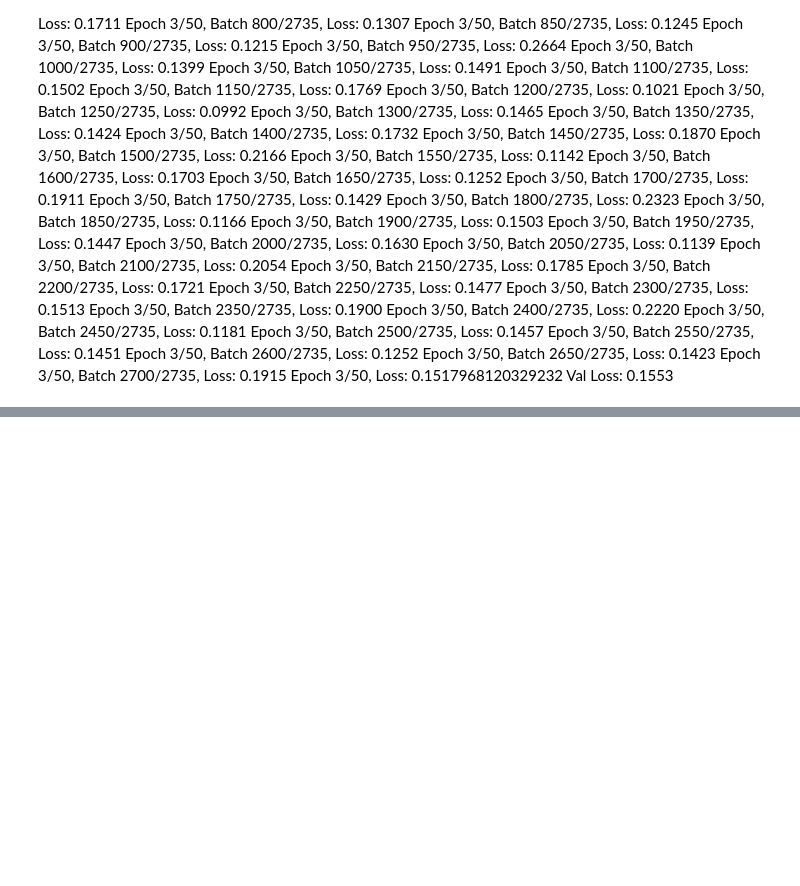
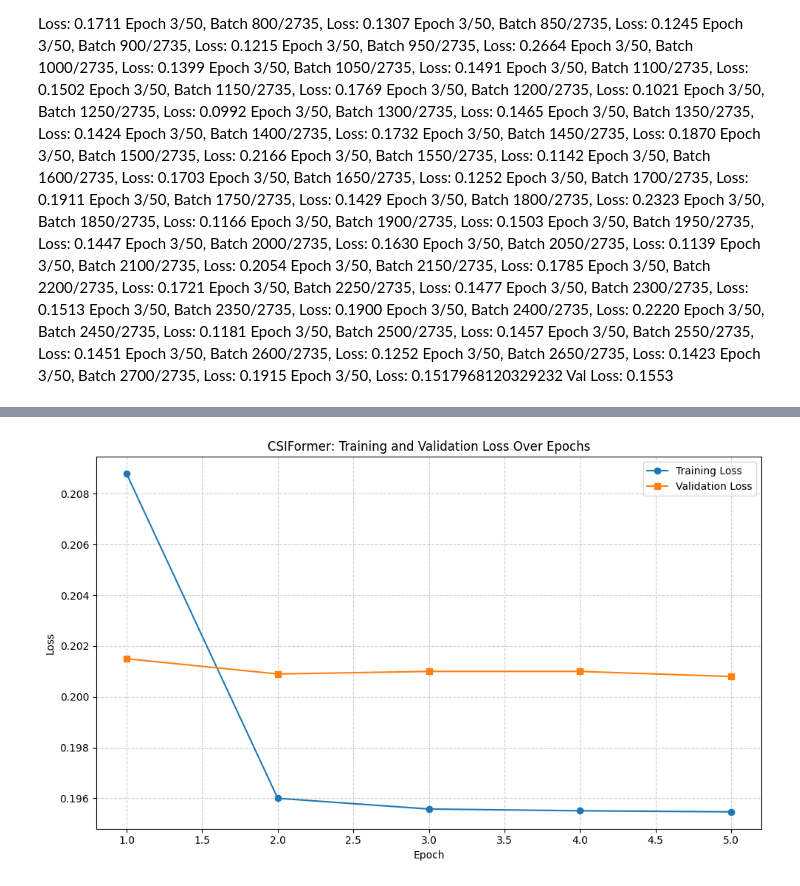
Before and after one commit to Landyaos/CSIFormer, a Jupyter notebook: test.ipynb, the cells around one changed output, grey strips where cells are left out. Drawn from its saved outputs; the diff is of its cells as text; code cells hidden in the pictures; blank space fills up the shorter version.

```diff
--- a/test.ipynb
+++ b/test.ipynb
@@ -559,0 +776,25 @@ AttributeError: 'list' object has no attribute 'shape'
+# %%
+import matplotlib.pyplot as plt
+# Extracting epoch loss and validation loss for plotting
+train_losses = [
+    0.20878794131540426, 0.1960014683362917, 0.19557926443518045,
+    0.19550964507189664, 0.19546766528875445
+]
+val_losses = [0.2015, 0.2009, 0.2010, 0.2010, 0.2008]
+
+epochs = list(range(1, 6))
+
+# Plotting training and validation loss
+plt.figure(figsize=(10, 6))
+plt.plot(epochs, train_losses, marker='o', label='Training Loss')
+plt.plot(epochs, val_losses, marker='s', label='Validation Loss')
+
+plt.title('CSIFormer: Training and Validation Loss Over Epochs')
+plt.xlabel('Epoch')
+plt.ylabel('Loss')
+plt.grid(True, linestyle='--', alpha=0.6)
+plt.legend()
+plt.tight_layout()
+plt.show()
+# %% [output]
+[figure, added]
```
Also changed, not shown: parts of 4 cells of this notebook, 19 other files.
